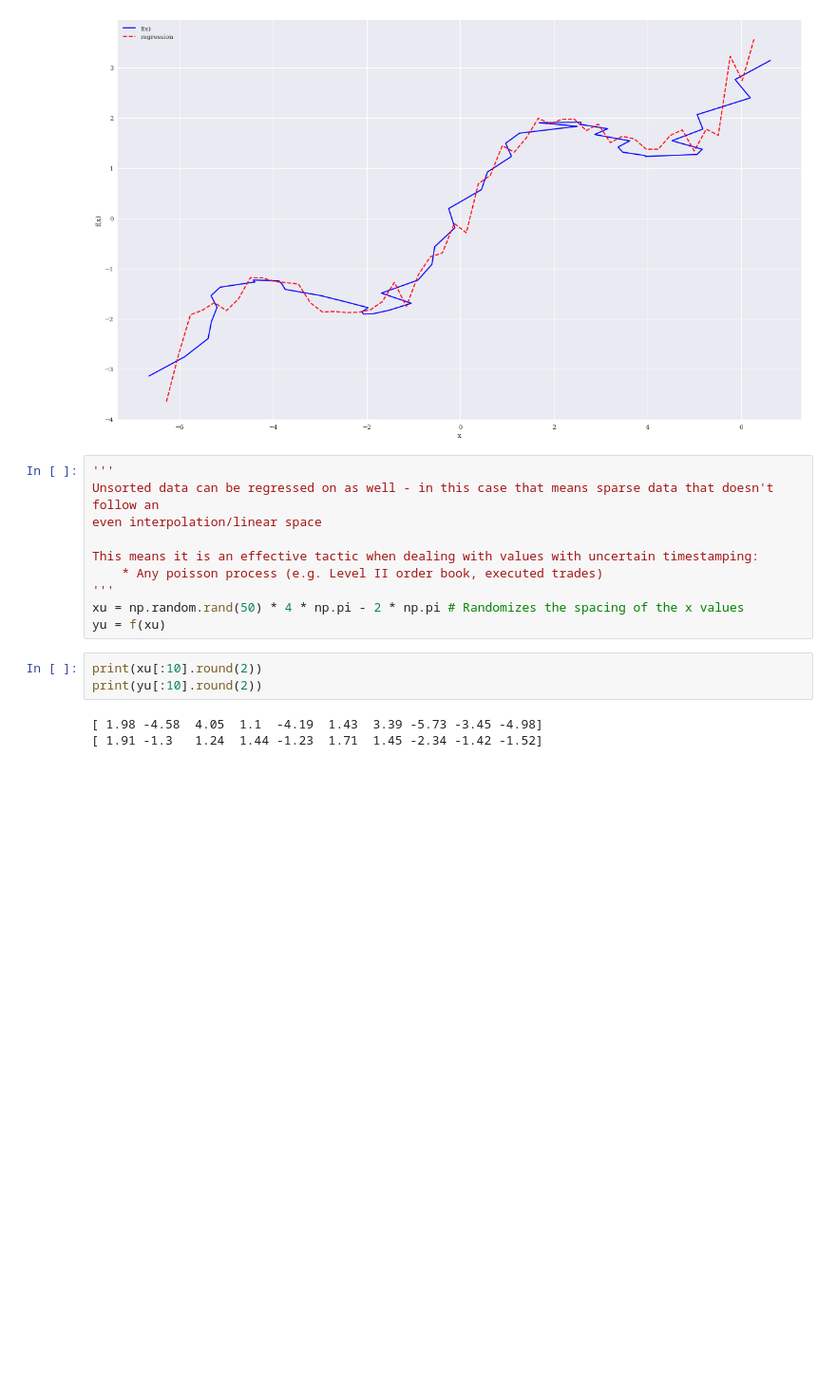
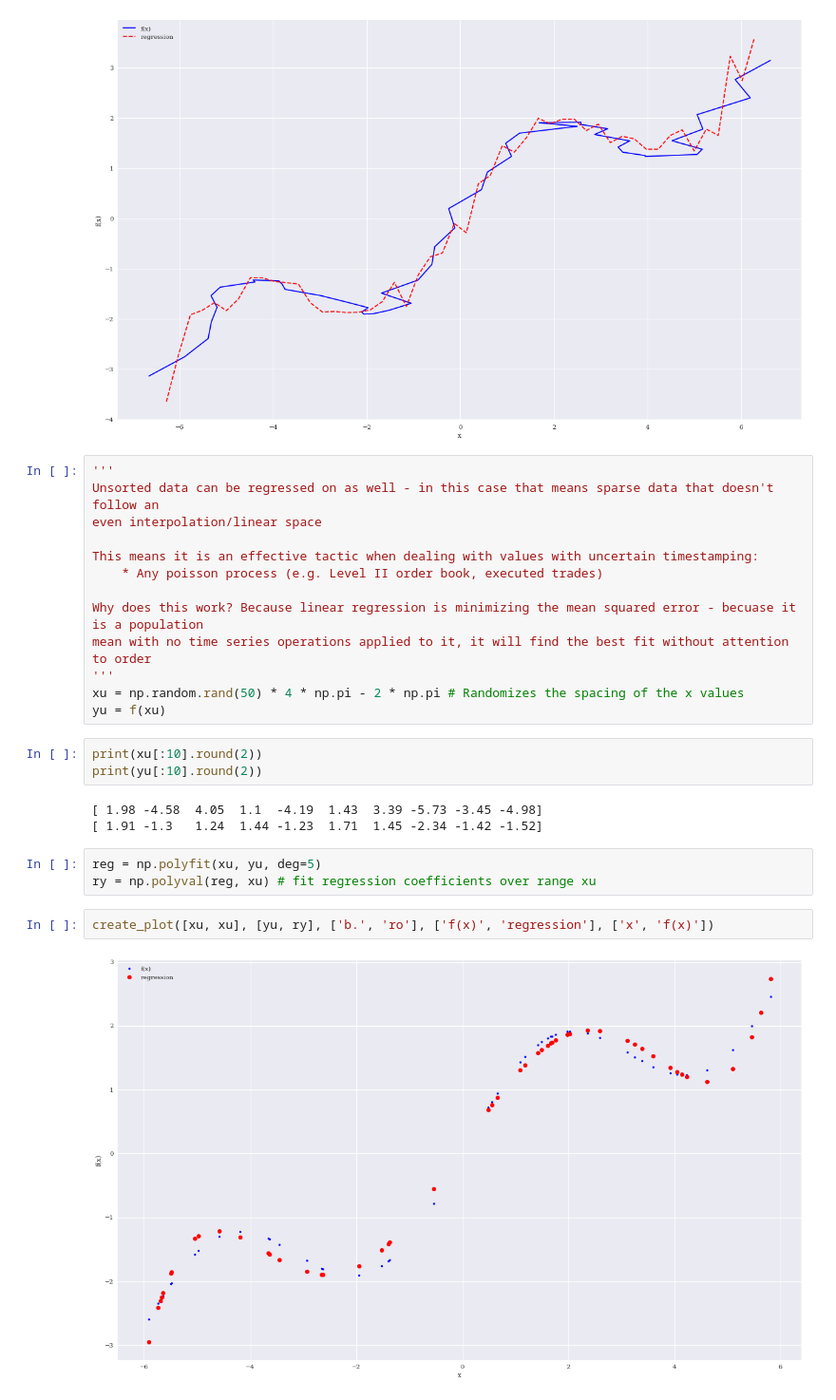
Before and after one commit to thomasmurphycodes/PythonForFinance, a Jupyter notebook: notebooks/Chapter 11 - Mathematical Tools.ipynb, the cells around one changed output. Shown at 95% size. Cells and saved outputs as stored; diff of their text form; blank space fills up the shorter version.

Commit message:
Multiple regression complete, starting interpolation

```diff
--- a/notebooks/Chapter 11 - Mathematical Tools.ipynb
+++ b/notebooks/Chapter 11 - Mathematical Tools.ipynb
@@ -134,6 +134,9 @@ even interpolation/linear space
 
 This means it is an effective tactic when dealing with values with uncertain timestamping:
     * Any poisson process (e.g. Level II order book, executed trades)
+
+Why does this work? Because linear regression is minimizing the mean squared error - becuase it is a population
+mean with no time series operations applied to it, it will find the best fit without attention to order
 '''
 xu = np.random.rand(50) * 4 * np.pi - 2 * np.pi # Randomizes the spacing of the x values
 yu = f(xu)
@@ -143,3 +146,10 @@ print(yu[:10].round(2))
 # %% [output]
 [ 1.98 -4.58  4.05  1.1  -4.19  1.43  3.39 -5.73 -3.45 -4.98]
 [ 1.91 -1.3   1.24  1.44 -1.23  1.71  1.45 -2.34 -1.42 -1.52]
+# %%
+reg = np.polyfit(xu, yu, deg=5)
+ry = np.polyval(reg, xu) # fit regression coefficients over range xu
+# %%
+create_plot([xu, xu], [yu, ry], ['b.', 'ro'], ['f(x)', 'regression'], ['x', 'f(x)'])
+# %% [output]
+[figure, added]
```
Also changed, not shown: parts of 9 cells of this notebook.
